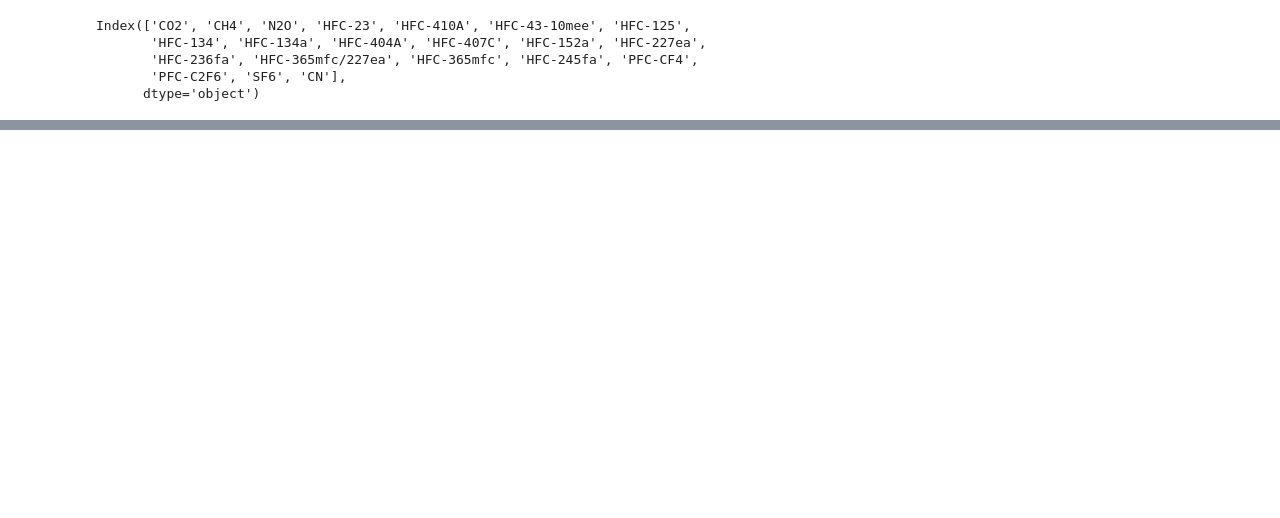
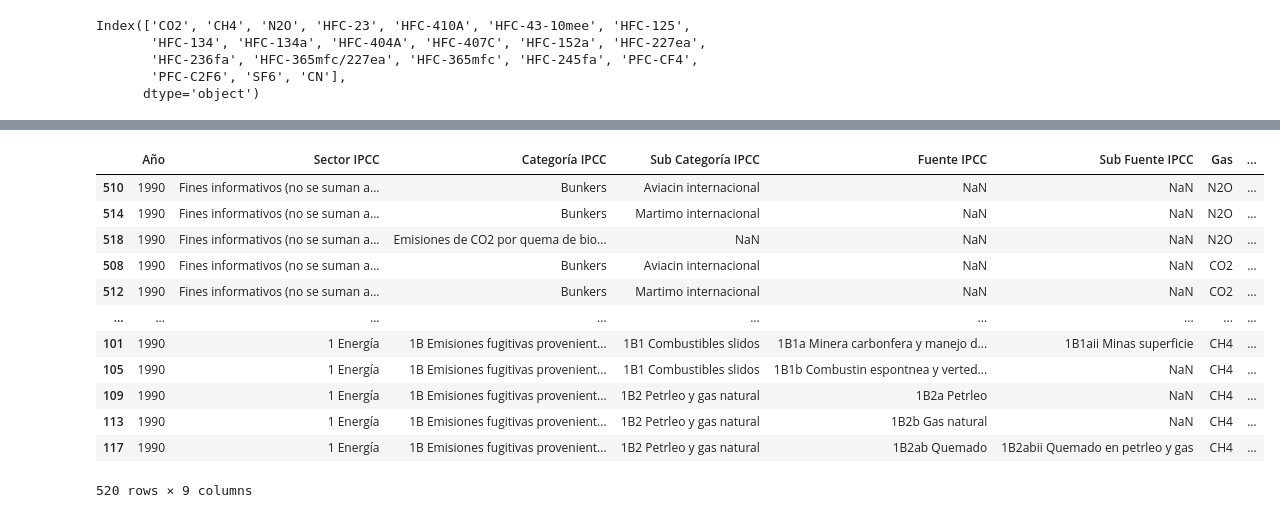
Before and after one commit to Aphrelios/InvNEmisiones, a Jupyter notebook: Prueba.ipynb, the cells around one changed output, grey strips where cells are left out. Cells and saved outputs as stored; diff of their text form; code cells hidden in the pictures; blank space fills up the shorter version.

```diff
--- a/Prueba.ipynb
+++ b/Prueba.ipynb
@@ -105,0 +128,16 @@ rename
+# %%
+rename.sort_values(["Sector IPCC", "Gas"], ascending=False)
+# %% [output]
+|  | Año | Sector IPCC | Categoría IPCC | Sub Categoría IPCC | Fuente IPCC | Sub Fuente IPCC | Gas | ... |
+| 510 | 1990 | Fines informativos (no se suman a... | Bunkers | Aviacin internacional | NaN | NaN | N2O | ... |
+| 514 | 1990 | Fines informativos (no se suman a... | Bunkers | Martimo internacional | NaN | NaN | N2O | ... |
+| 518 | 1990 | Fines informativos (no se suman a... | Emisiones de CO2 por quema de bio... | NaN | NaN | NaN | N2O | ... |
+| 508 | 1990 | Fines informativos (no se suman a... | Bunkers | Aviacin internacional | NaN | NaN | CO2 | ... |
+| 512 | 1990 | Fines informativos (no se suman a... | Bunkers | Martimo internacional | NaN | NaN | CO2 | ... |
+| ... | ... | ... | ... | ... | ... | ... | ... | ... |
+| 101 | 1990 | 1 Energía | 1B Emisiones fugitivas provenient... | 1B1 Combustibles slidos | 1B1a Minera carbonfera y manejo d... | 1B1aii Minas superficie | CH4 | ... |
+| 105 | 1990 | 1 Energía | 1B Emisiones fugitivas provenient... | 1B1 Combustibles slidos | 1B1b Combustin espontnea y verted... | NaN | CH4 | ... |
+| 109 | 1990 | 1 Energía | 1B Emisiones fugitivas provenient... | 1B2 Petrleo y gas natural | 1B2a Petrleo | NaN | CH4 | ... |
+| 113 | 1990 | 1 Energía | 1B Emisiones fugitivas provenient... | 1B2 Petrleo y gas natural | 1B2b Gas natural | NaN | CH4 | ... |
+| 117 | 1990 | 1 Energía | 1B Emisiones fugitivas provenient... | 1B2 Petrleo y gas natural | 1B2ab Quemado | 1B2abii Quemado en petrleo y gas | CH4 | ... |
+520 rows × 9 columns
```
Also changed, not shown: parts of 7 cells of this notebook, 1 other file.
